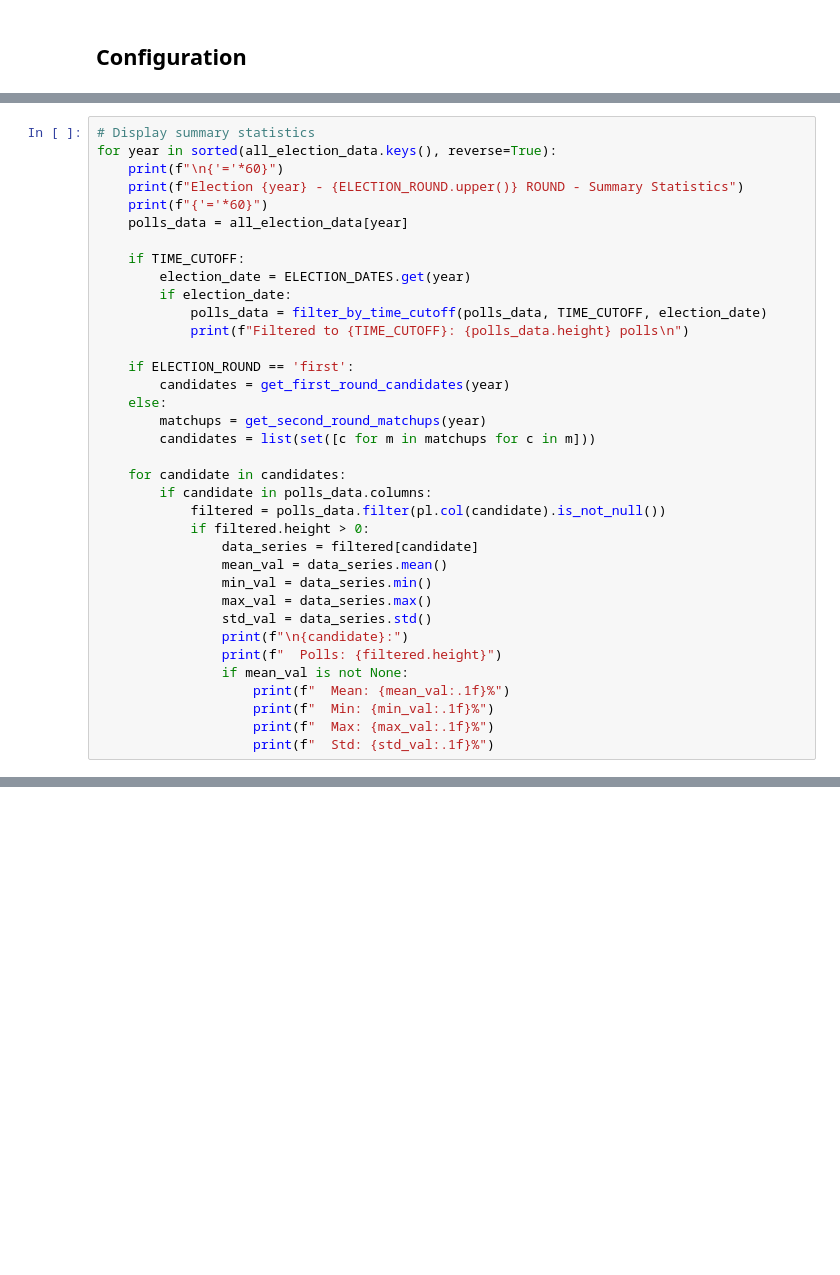
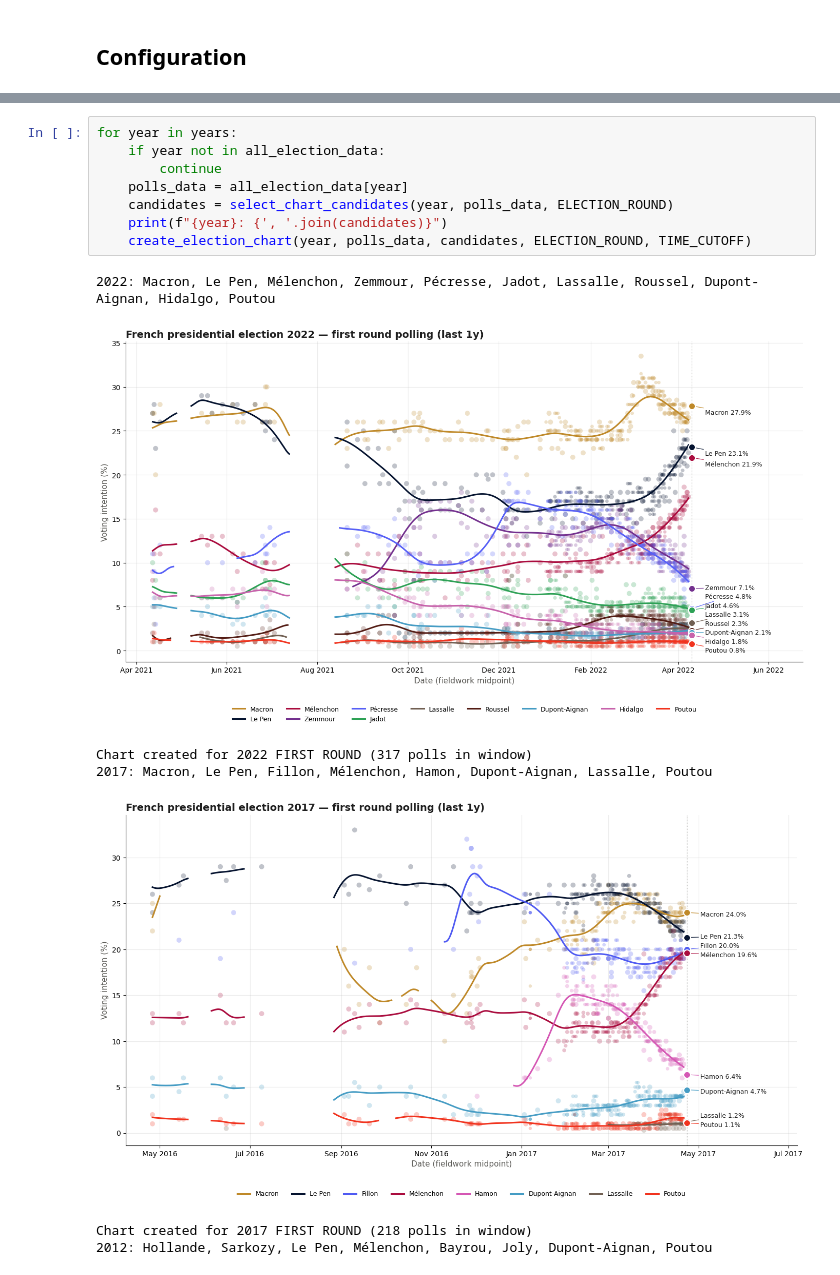
Before and after one commit to oost/french-election-polls, a Jupyter notebook: french_elections_polls.ipynb, the cells around one changed output, grey strips where cells are left out. Saved outputs shown, nothing was run; the diff lists cells and outputs as text; blank space fills up the shorter version.

```diff
--- a/french_elections_polls.ipynb
+++ b/french_elections_polls.ipynb
@@ -192,36 +77,0 @@ Chart created for 2002 FIRST ROUND (111 polls)
-# %%
-# Display summary statistics
-for year in sorted(all_election_data.keys(), reverse=True):
-    print(f"\n{'='*60}")
-    print(f"Election {year} - {ELECTION_ROUND.upper()} ROUND - Summary Statistics")
-    print(f"{'='*60}")
-    polls_data = all_election_data[year]
-
-    if TIME_CUTOFF:
-        election_date = ELECTION_DATES.get(year)
-        if election_date:
-            polls_data = filter_by_time_cutoff(polls_data, TIME_CUTOFF, election_date)
-            print(f"Filtered to {TIME_CUTOFF}: {polls_data.height} polls\n")
-
-    if ELECTION_ROUND == 'first':
-        candidates = get_first_round_candidates(year)
-    else:
-        matchups = get_second_round_matchups(year)
-        candidates = list(set([c for m in matchups for c in m]))
-
-    for candidate in candidates:
-        if candidate in polls_data.columns:
-            filtered = polls_data.filter(pl.col(candidate).is_not_null())
-            if filtered.height > 0:
-                data_series = filtered[candidate]
-                mean_val = data_series.mean()
-                min_val = data_series.min()
-                max_val = data_series.max()
-                std_val = data_series.std()
-                print(f"\n{candidate}:")
-                print(f"  Polls: {filtered.height}")
-                if mean_val is not None:
-                    print(f"  Mean: {mean_val:.1f}%")
-                    print(f"  Min: {min_val:.1f}%")
-                    print(f"  Max: {max_val:.1f}%")
-                    print(f"  Std: {std_val:.1f}%")
@@ -297,0 +82,16 @@ Data available for 5 elections
+# %%
+for year in years:
+    if year not in all_election_data:
+        continue
+    polls_data = all_election_data[year]
+    candidates = select_chart_candidates(year, polls_data, ELECTION_ROUND)
+    print(f"{year}: {', '.join(candidates)}")
+    create_election_chart(year, polls_data, candidates, ELECTION_ROUND, TIME_CUTOFF)
+# %% [output]
+2022: Macron, Le Pen, Mélenchon, Zemmour, Pécresse, Jadot, Lassalle, Roussel, Dupont-Aignan, Hidalgo, Poutou
+[figure, added]
+Chart created for 2022 FIRST ROUND (317 polls in window)
+2017: Macron, Le Pen, Fillon, Mélenchon, Hamon, Dupont-Aignan, Lassalle, Poutou
+[figure, added]
+Chart created for 2017 FIRST ROUND (218 polls in window)
+2012: Hollande, Sarkozy, Le Pen, Mélenchon, Bayrou, Joly, Dupont-Aignan, Poutou
```
Also changed, not shown: parts of 25 cells of this notebook, 13 other files.
